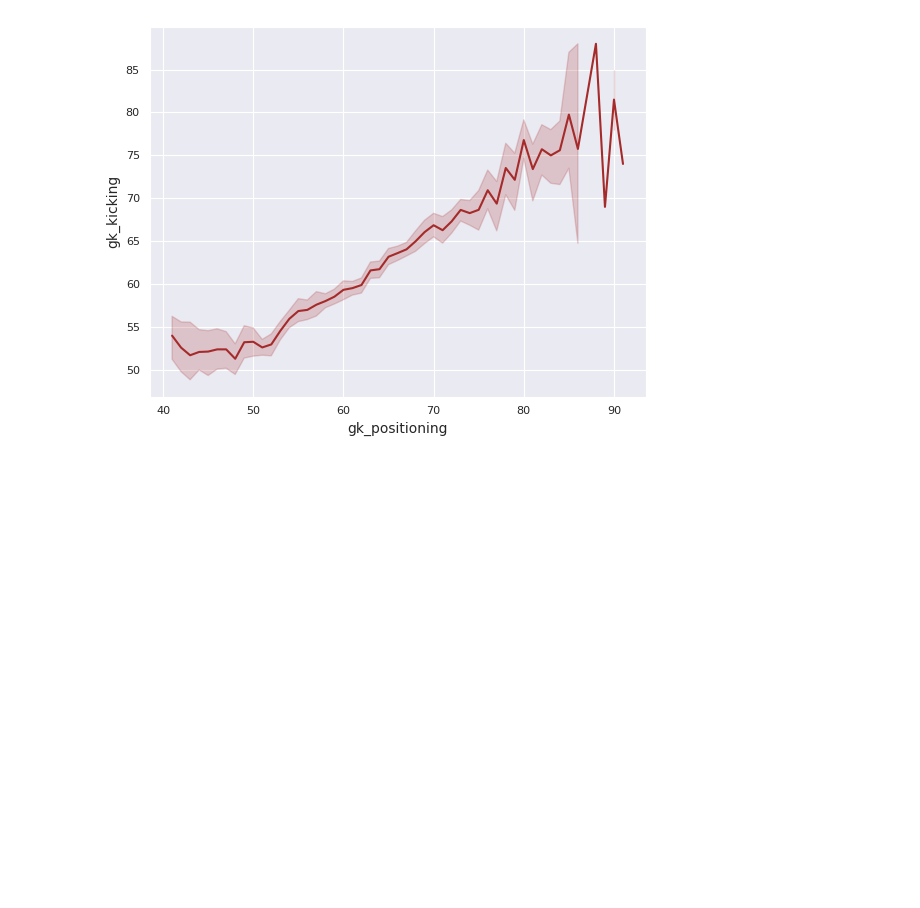
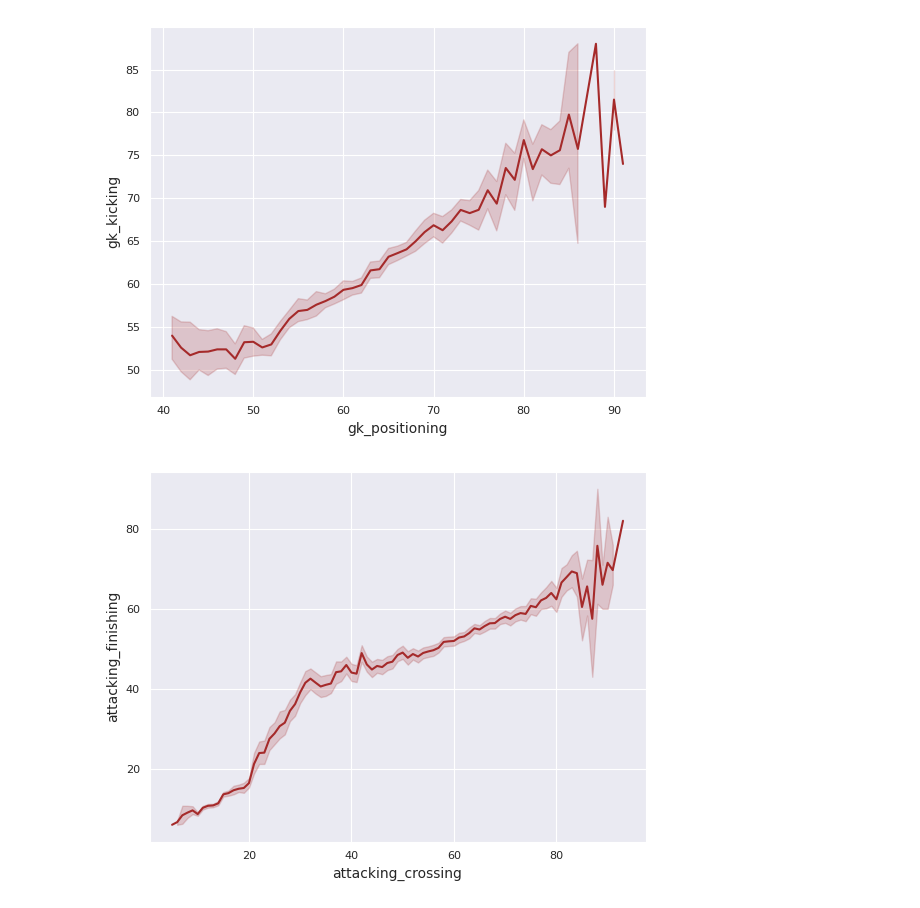
Before and after one commit to shakti57/batch18, a Jupyter notebook: Project_FIFA20.ipynb, the cells around one changed output. Drawn from its saved outputs; the diff is of its cells as text; code cells hidden in the pictures; blank space fills up the shorter version.

```diff
--- a/Project_FIFA20.ipynb
+++ b/Project_FIFA20.ipynb
@@ -336,3 +336,8 @@ sns.lineplot(x='gk_positioning',y='gk_kicking',data=data,color='brown')
 plt.show()
 # %% [output]
 [figure]
+# %%
+sns.lineplot(x='attacking_crossing',y='attacking_finishing',data=data,color='brown')
+plt.show()
+# %% [output]
+[figure, added]
```
Also changed, not shown: parts of 10 cells of this notebook.
